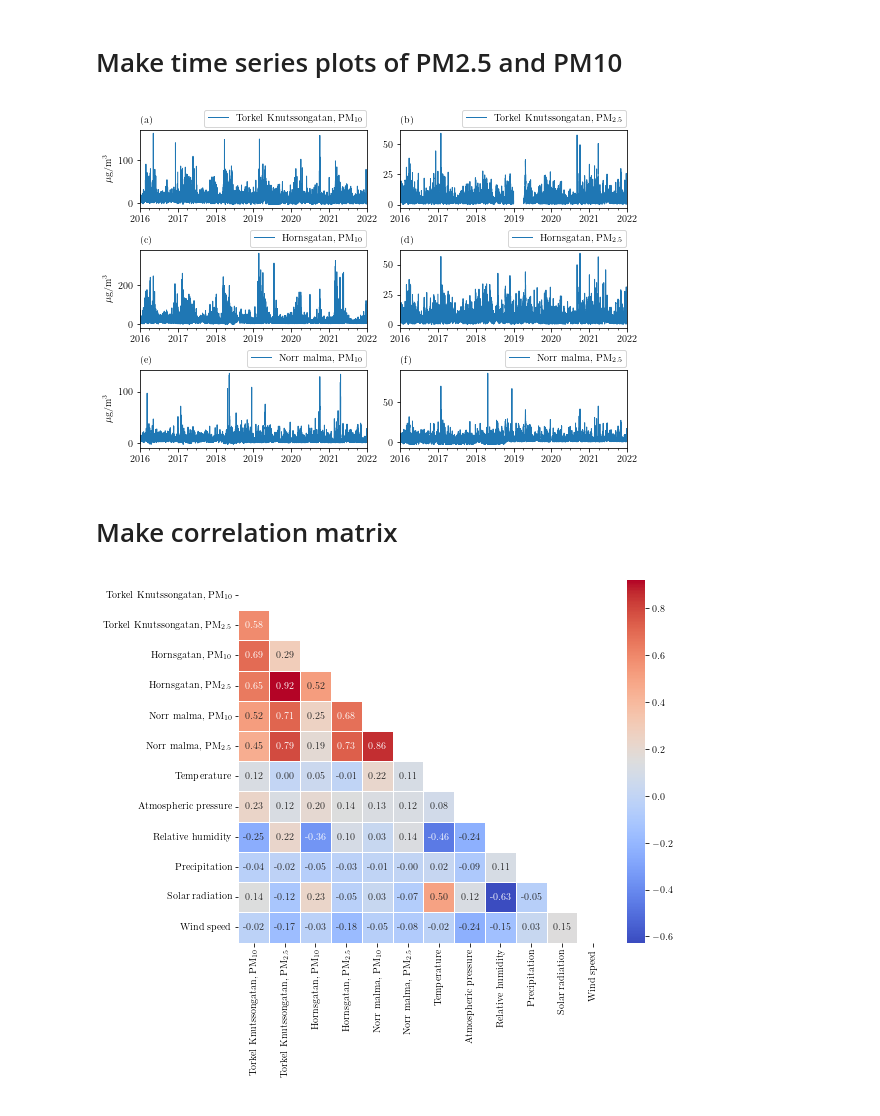
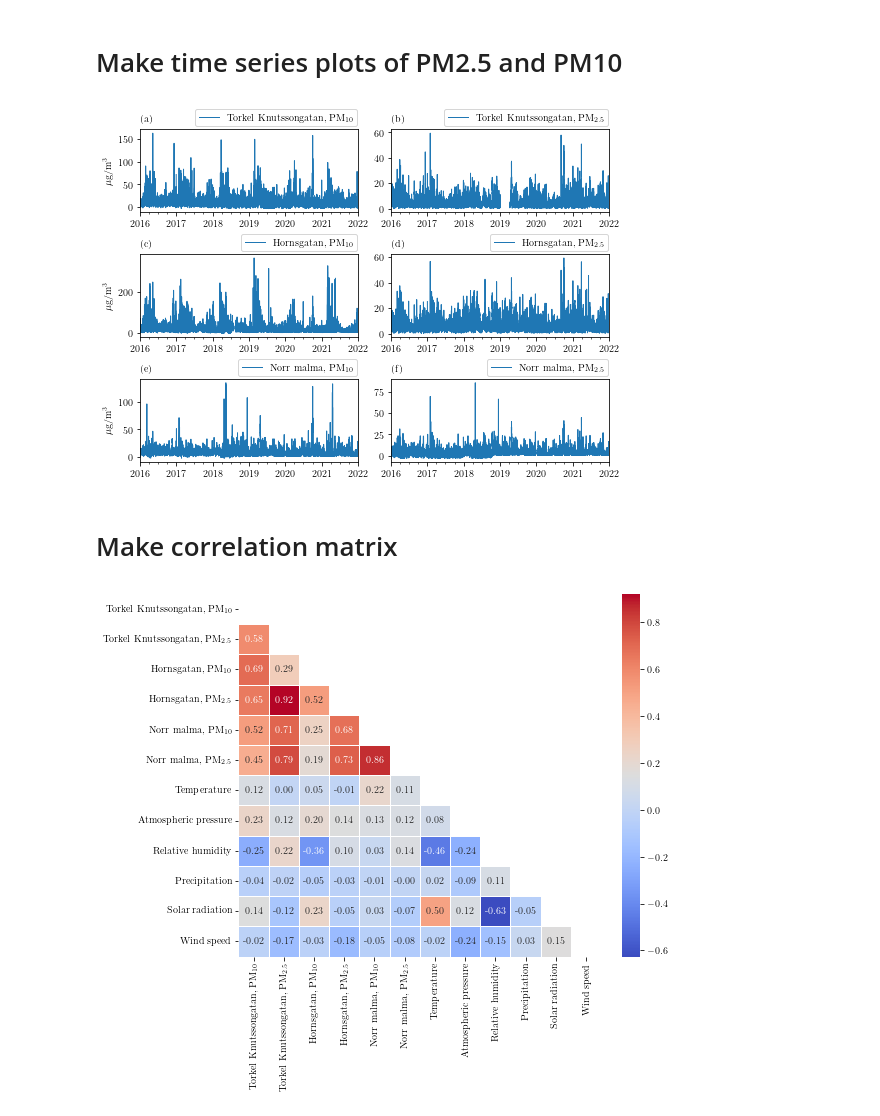
Before and after one commit to simoncarlen/forecasting_project, a Jupyter notebook: jupyter_notebooks/data_exploration.ipynb, the cells around one changed output. Saved outputs shown, nothing was run; the diff lists cells and outputs as text; code cells hidden in the pictures.

Commit message:
Changes to methodology in thesis, and some plots

```diff
--- a/jupyter_notebooks/data_exploration.ipynb
+++ b/jupyter_notebooks/data_exploration.ipynb
@@ -70,15 +55,15 @@ def plot_time_series(df, row, cols, figsize, savefig=False, fig_path=None):
 # %%
 df_temp = df[['Torkel Knutssongatan, PM$_{10}$',
               'Torkel Knutssongatan, PM$_{2.5}$',
               'Hornsgatan, PM$_{10}$',
               'Hornsgatan, PM$_{2.5}$',
               'Norr malma, PM$_{10}$',
               'Norr malma, PM$_{2.5}$',]]
 
 df_temp = df_temp['2016-01-01 00:00:00':]
-plot_time_series(df_temp, row=3, cols=2, figsize=(7.5, 5), savefig=False, fig_path='../plots/time_series_plots.pdf')
+plot_time_series(df_temp, row=3, cols=2, figsize=(7.25, 5.2), savefig=True, fig_path='../plots/time_series_plots.pdf')
 # %% [output]
-[figure, old version]
+[figure, new version]
 # %% [markdown]
 # Make correlation matrix
 # %%
@@ -98,8 +83,8 @@ df_corr = df[['Torkel Knutssongatan, PM$_{10}$',
 mat = df_corr.corr()
 mask = np.triu(np.ones_like(mat, dtype=bool))
 fig, ax = plt.subplots(figsize = (8,7), constrained_layout = True)
-ax = sns.heatmap(mat, mask=mask, annot = True, linewidths=0.5, fmt = ".2f", square=False, cmap='coolwarm')
+ax = sns.heatmap(mat, mask=mask, annot = True, linewidths=0.5, fmt = ".2f", square=True, cmap='coolwarm')
 
 # plt.savefig('../plots/correlation_matrix.pdf')
 # %% [output]
-[figure, old version]
+[figure, new version]
```
Also changed, not shown: parts of 3 cells of this notebook, 5 other files.
